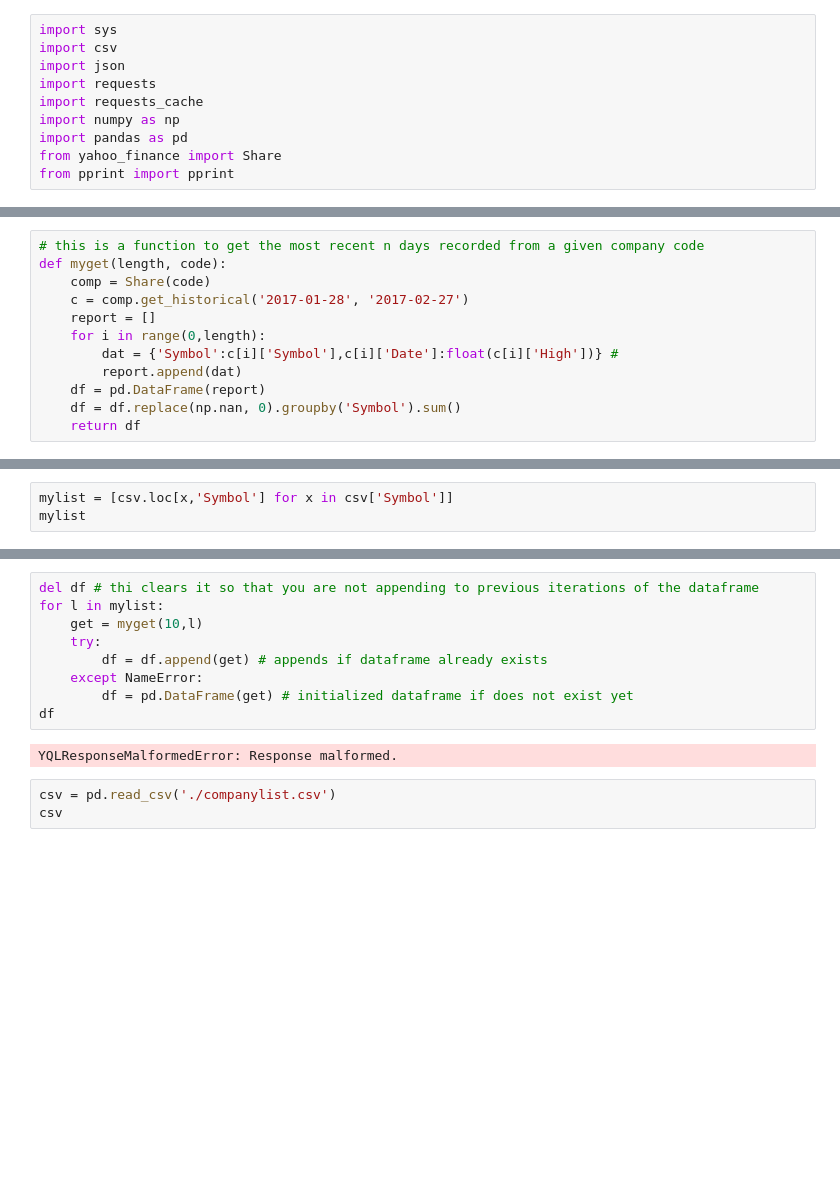
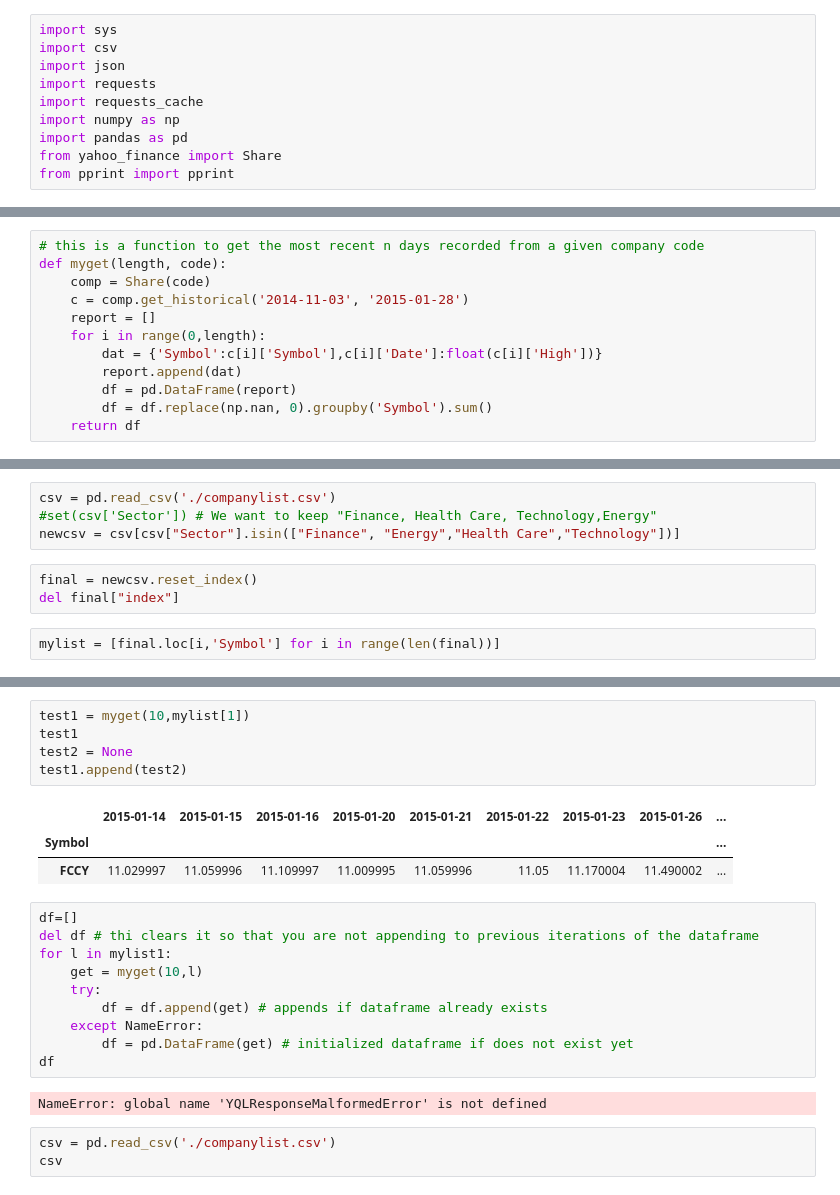
Before and after one commit to weiwang0531/stock-index, a Jupyter notebook: Project.ipynb, the cells around one changed output, grey strips where cells are left out. Cells and saved outputs as stored; diff of their text form; blank space fills up the shorter version.

Commit message:
Fixed missing data

```diff
--- a/Project.ipynb
+++ b/Project.ipynb
@@ -14,11 +27,11 @@ requests_cache.install_cache('mycache')
 # this is a function to get the most recent n days recorded from a given company code
 def myget(length, code):
     comp = Share(code)
-    c = comp.get_historical('2017-01-28', '2017-02-27')
+    c = comp.get_historical('2014-11-03', '2015-01-28')
     report = []
     for i in range(0,length):
-        dat = {'Symbol':c[i]['Symbol'],c[i]['Date']:float(c[i]['High'])} #
+        dat = {'Symbol':c[i]['Symbol'],c[i]['Date']:float(c[i]['High'])}
         report.append(dat)
-    df = pd.DataFrame(report)
-    df = df.replace(np.nan, 0).groupby('Symbol').sum()
+        df = pd.DataFrame(report)
+        df = df.replace(np.nan, 0).groupby('Symbol').sum()
     return df
@@ -49,3 +61,9 @@ csv
+# %%
+csv = pd.read_csv('./companylist.csv')
+#set(csv['Sector']) # We want to keep "Finance, Health Care, Technology,Energy"
+newcsv = csv[csv["Sector"].isin(["Finance", "Energy","Health Care","Technology"])]
+# %%
+final = newcsv.reset_index()
+del final["index"]
 # %%
-mylist = [csv.loc[x,'Symbol'] for x in csv['Symbol']]
-mylist
+mylist = [final.loc[i,'Symbol'] for i in range(len(final))]
@@ -61,6 +90,16 @@ get2
+# %%
+test1 = myget(10,mylist[1])
+test1
+test2 = None
+test1.append(test2)
+# %% [output]
+|  | 2015-01-14 | 2015-01-15 | 2015-01-16 | 2015-01-20 | 2015-01-21 | 2015-01-22 | 2015-01-23 | 2015-01-26 | ... |
+| Symbol |  |  |  |  |  |  |  |  | ... |
+| FCCY | 11.029997 | 11.059996 | 11.109997 | 11.009995 | 11.059996 | 11.05 | 11.170004 | 11.490002 | ... |
 # %%
+df=[]
 del df # thi clears it so that you are not appending to previous iterations of the dataframe
-for l in mylist:
+for l in mylist1:
     get = myget(10,l)
     try:
         df = df.append(get) # appends if dataframe already exists
@@ -68,7 +107,7 @@ for l in mylist:
         df = pd.DataFrame(get) # initialized dataframe if does not exist yet
 df
 # %% [output]
-YQLResponseMalformedError: Response malformed.
+NameError: global name 'YQLResponseMalformedError' is not defined
 # %%
 csv = pd.read_csv('./companylist.csv')
 csv
```
Also changed, not shown: parts of 8 cells of this notebook.
